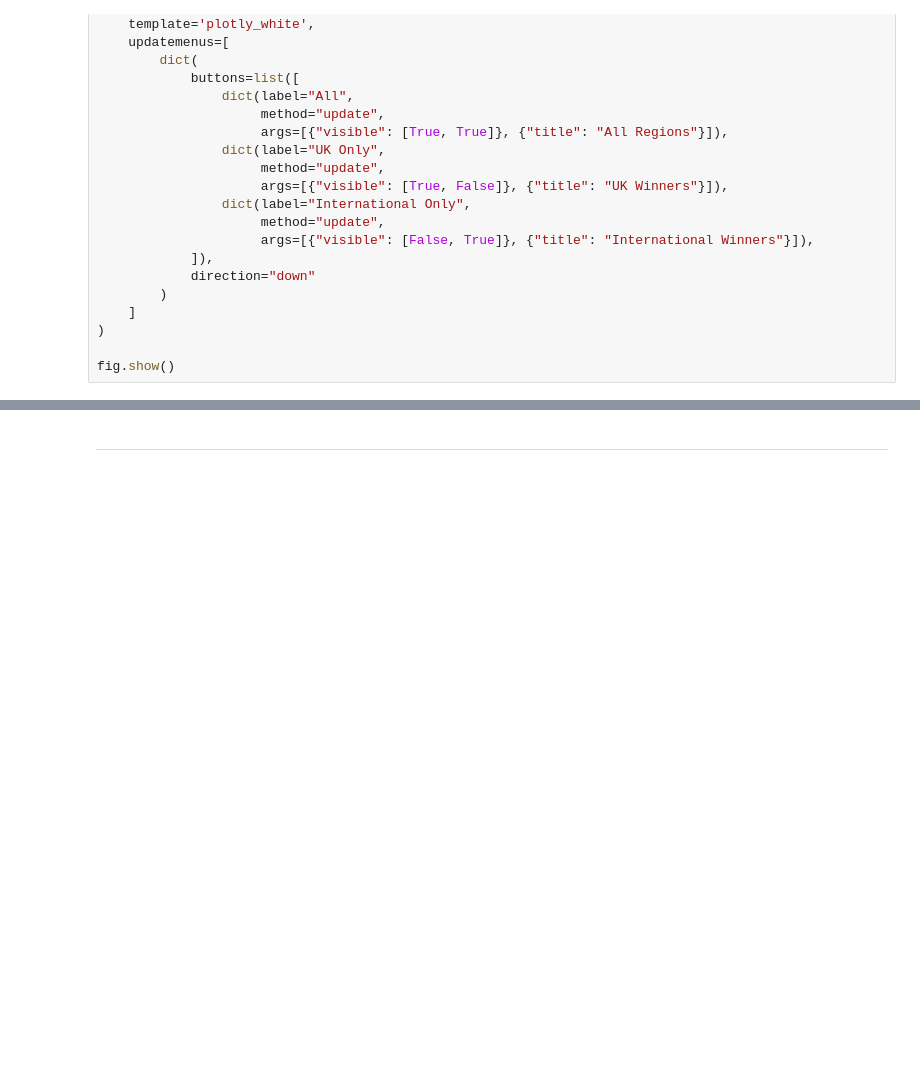
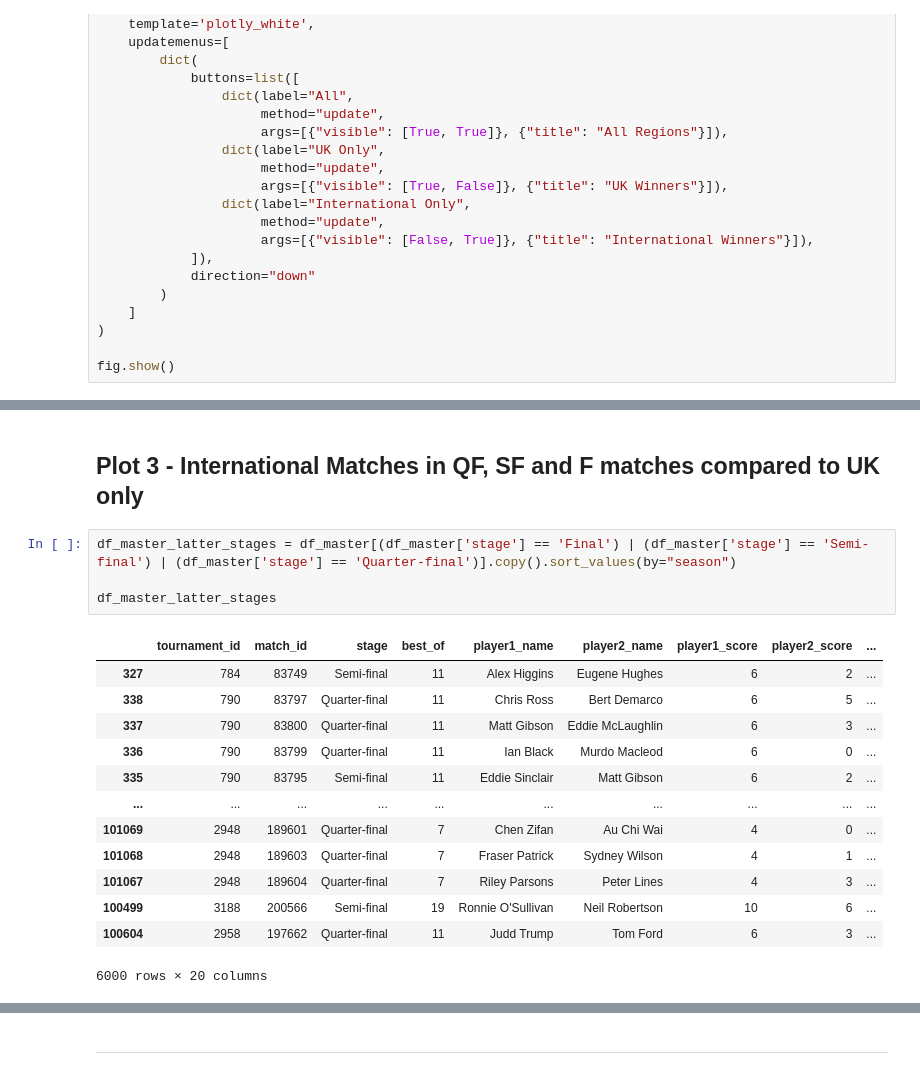
Before and after one commit to stephenbeese/Snooker-Data-Analysis, a Jupyter notebook: jupyter_notebooks/visualisations.ipynb, the cells around one changed output, grey strips where cells are left out. Saved outputs shown, nothing was run; the diff lists cells and outputs as text; blank space fills up the shorter version.

Commit message:
Add visualisations for International Matches in QF, SF and F matches compared to UK

```diff
--- a/jupyter_notebooks/visualisations.ipynb
+++ b/jupyter_notebooks/visualisations.ipynb
@@ -494,0 +514,20 @@ NOTE
+# %% [markdown]
+## Plot 3 - International Matches in QF, SF and F matches compared to UK only
+# %%
+df_master_latter_stages = df_master[(df_master['stage'] == 'Final') | (df_master['stage'] == 'Semi-final') | (df_master['stage'] == 'Quarter-final')].copy().sort_values(by="season")
+
+df_master_latter_stages
+# %% [output]
+|  | tournament_id | match_id | stage | best_of | player1_name | player2_name | player1_score | player2_score | ... |
+| 327 | 784 | 83749 | Semi-final | 11 | Alex Higgins | Eugene Hughes | 6 | 2 | ... |
+| 338 | 790 | 83797 | Quarter-final | 11 | Chris Ross | Bert Demarco | 6 | 5 | ... |
+| 337 | 790 | 83800 | Quarter-final | 11 | Matt Gibson | Eddie McLaughlin | 6 | 3 | ... |
+| 336 | 790 | 83799 | Quarter-final | 11 | Ian Black | Murdo Macleod | 6 | 0 | ... |
+| 335 | 790 | 83795 | Semi-final | 11 | Eddie Sinclair | Matt Gibson | 6 | 2 | ... |
+| ... | ... | ... | ... | ... | ... | ... | ... | ... | ... |
+| 101069 | 2948 | 189601 | Quarter-final | 7 | Chen Zifan | Au Chi Wai | 4 | 0 | ... |
+| 101068 | 2948 | 189603 | Quarter-final | 7 | Fraser Patrick | Sydney Wilson | 4 | 1 | ... |
+| 101067 | 2948 | 189604 | Quarter-final | 7 | Riley Parsons | Peter Lines | 4 | 3 | ... |
+| 100499 | 3188 | 200566 | Semi-final | 19 | Ronnie O'Sullivan | Neil Robertson | 10 | 6 | ... |
+| 100604 | 2958 | 197662 | Quarter-final | 11 | Judd Trump | Tom Ford | 6 | 3 | ... |
+6000 rows × 20 columns
```
Also changed, not shown: parts of 9 cells of this notebook.
